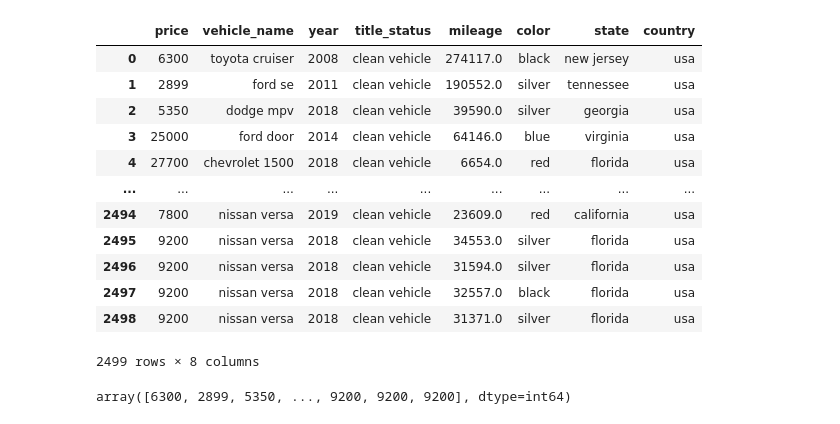
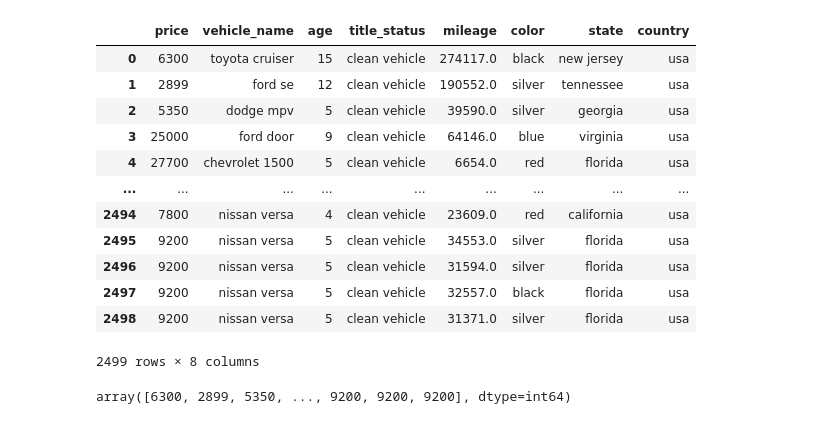
Before and after one commit to NajibAdan/us_car_prediction, a Jupyter notebook: eda.ipynb, the cells around one changed output. Saved outputs shown, nothing was run; the diff lists cells and outputs as text; code cells hidden in the pictures.

```diff
--- a/eda.ipynb
+++ b/eda.ipynb
@@ -13,24 +13,25 @@ profile
 [interactive output not drawn]
 # %%
 df['vehicle_name'] = df['brand'] + " " + df['model']
+df['age'] = 2023 - df['year']
 # %%
 df['vehicle_name'] = df['brand'] + " " + df['model']
-cols = ['price','vehicle_name','year','title_status','mileage','color','state','country'] # Cols to choose
+cols = ['price','vehicle_name','age','title_status','mileage','color','state','country'] # Cols to choose
 df = df[cols]
 df
 # %% [output]
-|  | price | vehicle_name | year | title_status | mileage | color | state | country |
-| 0 | 6300 | toyota cruiser | 2008 | clean vehicle | 274117.0 | black | new jersey | usa |
-| 1 | 2899 | ford se | 2011 | clean vehicle | 190552.0 | silver | tennessee | usa |
-| 2 | 5350 | dodge mpv | 2018 | clean vehicle | 39590.0 | silver | georgia | usa |
-| 3 | 25000 | ford door | 2014 | clean vehicle | 64146.0 | blue | virginia | usa |
-| 4 | 27700 | chevrolet 1500 | 2018 | clean vehicle | 6654.0 | red | florida | usa |
+|  | price | vehicle_name | age | title_status | mileage | color | state | country |
+| 0 | 6300 | toyota cruiser | 15 | clean vehicle | 274117.0 | black | new jersey | usa |
+| 1 | 2899 | ford se | 12 | clean vehicle | 190552.0 | silver | tennessee | usa |
+| 2 | 5350 | dodge mpv | 5 | clean vehicle | 39590.0 | silver | georgia | usa |
+| 3 | 25000 | ford door | 9 | clean vehicle | 64146.0 | blue | virginia | usa |
+| 4 | 27700 | chevrolet 1500 | 5 | clean vehicle | 6654.0 | red | florida | usa |
 | ... | ... | ... | ... | ... | ... | ... | ... | ... |
-| 2494 | 7800 | nissan versa | 2019 | clean vehicle | 23609.0 | red | california | usa |
-| 2495 | 9200 | nissan versa | 2018 | clean vehicle | 34553.0 | silver | florida | usa |
-| 2496 | 9200 | nissan versa | 2018 | clean vehicle | 31594.0 | silver | florida | usa |
-| 2497 | 9200 | nissan versa | 2018 | clean vehicle | 32557.0 | black | florida | usa |
-| 2498 | 9200 | nissan versa | 2018 | clean vehicle | 31371.0 | silver | florida | usa |
+| 2494 | 7800 | nissan versa | 4 | clean vehicle | 23609.0 | red | california | usa |
+| 2495 | 9200 | nissan versa | 5 | clean vehicle | 34553.0 | silver | florida | usa |
+| 2496 | 9200 | nissan versa | 5 | clean vehicle | 31594.0 | silver | florida | usa |
+| 2497 | 9200 | nissan versa | 5 | clean vehicle | 32557.0 | black | florida | usa |
+| 2498 | 9200 | nissan versa | 5 | clean vehicle | 31371.0 | silver | florida | usa |
 2499 rows × 8 columns
 # %%
 df['price'].to_numpy()
```
Also changed, not shown: parts of 3 cells of this notebook.
